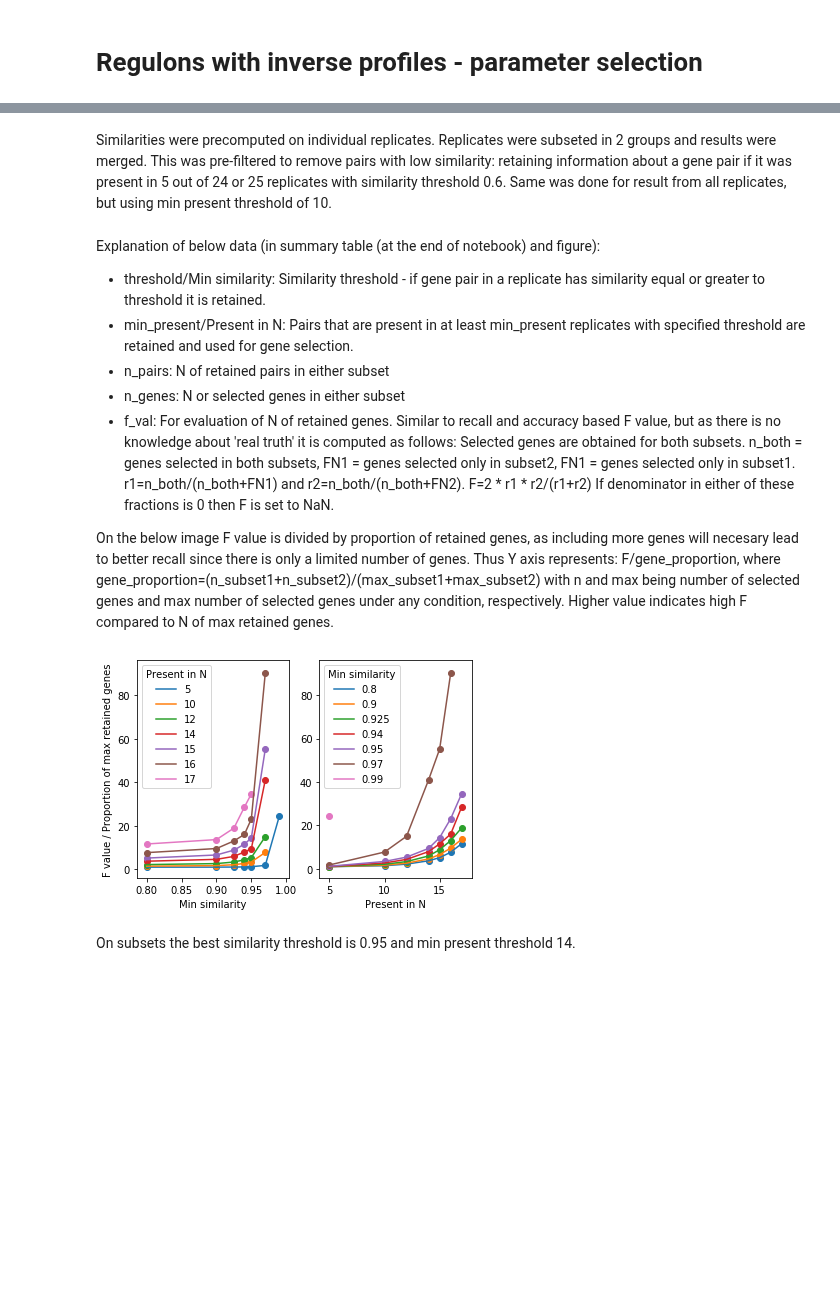
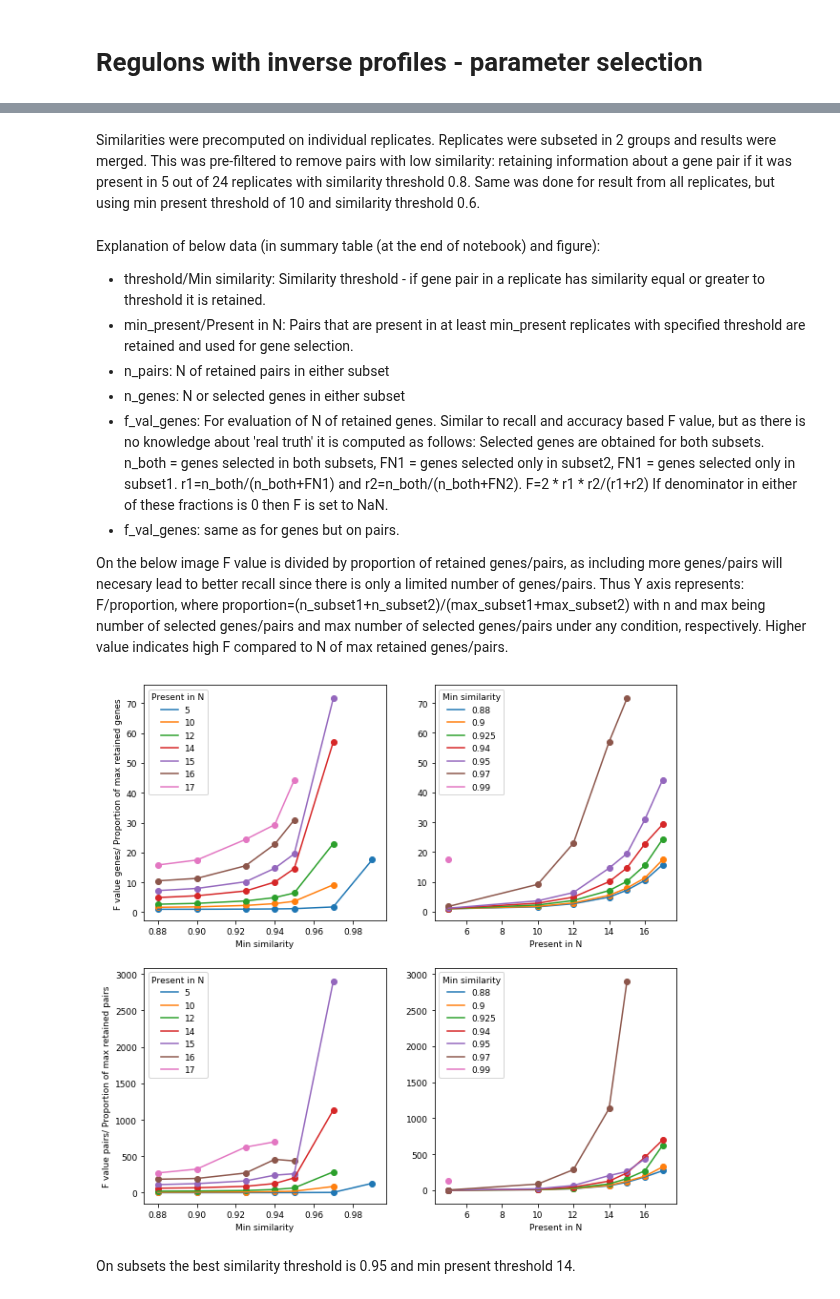
Before and after one commit to biolab/baylor-dicty, a Jupyter notebook: networks/regulons_inverse.ipynb, the cells around one changed output, grey strips where cells are left out. Drawn from its saved outputs; the diff is of its cells as text; code cells hidden in the pictures; blank space fills up the shorter version.

```diff
--- a/networks/regulons_inverse.ipynb
+++ b/networks/regulons_inverse.ipynb
@@ -28,6 +34,6 @@ Similarities between genes, where one profiles is inversed, are computed as on i
 
 On both of them gene pairs present in more than N replicates with similarity higher than threshold are selected. All genes included in selected pairs are termed as "selected genes". Selected genes are compared between the two subsets.
 # %% [markdown]
-Similarities were precomputed on individual replicates. Replicates were subseted in 2 groups and results were merged. This was pre-filtered to remove pairs with low similarity: retaining information about a gene pair if it was present in 5 out of 24 or 25 replicates with similarity threshold 0.6. Same was done for result from all replicates, but using min present threshold of 10.
+Similarities were precomputed on individual replicates. Replicates were subseted in 2 groups and results were merged. This was pre-filtered to remove pairs with low similarity: retaining information about a gene pair if it was present in 5 out of 24 replicates with similarity threshold 0.8. Same was done for result from all replicates, but using min present threshold of 10 and similarity threshold 0.6.
 # %%
 dataPath=module_path+'/networks/data/'
@@ -40,15 +46,18 @@ Explanation of below data (in summary table (at the end of notebook) and figure)
 - min_present/Present in N: Pairs that are present in at least min_present replicates with specified threshold are retained and used for gene selection.
 - n_pairs: N of retained pairs in either subset
 - n_genes: N or selected genes in either subset
-- f_val: For evaluation of N of retained genes. Similar to recall and accuracy based F value, but as there is no knowledge about 'real truth' it is computed as follows: Selected genes are obtained for both subsets. n_both = genes selected in both subsets, FN1 = genes selected only in subset2, FN1 = genes selected only in subset1. r1=n_both/(n_both+FN1) and r2=n_both/(n_both+FN2). F=2 * r1 * r2/(r1+r2) If denominator in either of these fractions is 0 then F is set to NaN.
+- f_val_genes: For evaluation of N of retained genes. Similar to recall and accuracy based F value, but as there is no knowledge about 'real truth' it is computed as follows: Selected genes are obtained for both subsets. n_both = genes selected in both subsets, FN1 = genes selected only in subset2, FN1 = genes selected only in subset1. r1=n_both/(n_both+FN1) and r2=n_both/(n_both+FN2). F=2 * r1 * r2/(r1+r2) If denominator in either of these fractions is 0 then F is set to NaN.
+- f_val_genes: same as for genes but on pairs.
 
-On the below image F value is divided by proportion of retained genes, as including more genes will necesary lead to better recall since there is only a limited number of genes. Thus Y axis represents: F/gene_proportion, where gene_proportion=(n_subset1+n_subset2)/(max_subset1+max_subset2) with n and max being number of selected genes and max number of selected genes under any condition, respectively. Higher value indicates high F compared to N of max retained genes.
+On the below image F value is divided by proportion of retained genes/pairs, as including more genes/pairs will necesary lead to better recall since there is only a limited number of genes/pairs. Thus Y axis represents: F/proportion, where proportion=(n_subset1+n_subset2)/(max_subset1+max_subset2) with n and max being number of selected genes/pairs and max number of selected genes/pairs under any condition, respectively. Higher value indicates high F compared to N of max retained genes/pairs.
 # %%
-summary=NeighbourCalculator.plot_threshold_batched(sample1=sample1,sample2=sample2,
-                                                   similarity_thresholds=[0.8,0.9,0.925,0.94,0.95,0.97,0.99],
-                                                   min_present_thresholds=[5,10,12,14,15,16,17])
+summary = NeighbourCalculator.compare_threshold_batched(sample1=sample1, sample2=sample2,
+                                                        similarity_thresholds=[0.88,0.9,0.925,0.94,0.95,0.97,0.99],
+                                                        min_present_thresholds=[5,10,12,14,15,16,17])
-# %% [output]
-[figure, removed]
+# %%
+s=NeighbourCalculator.plot_threshold_batched(summary=summary)
+# %% [output]
+[figure, added]
 # %% [markdown]
 On subsets the best similarity threshold is 0.95 and min present threshold 14.
 # %% [markdown]
```
Also changed, not shown: parts of 10 cells of this notebook, 2 other files.
